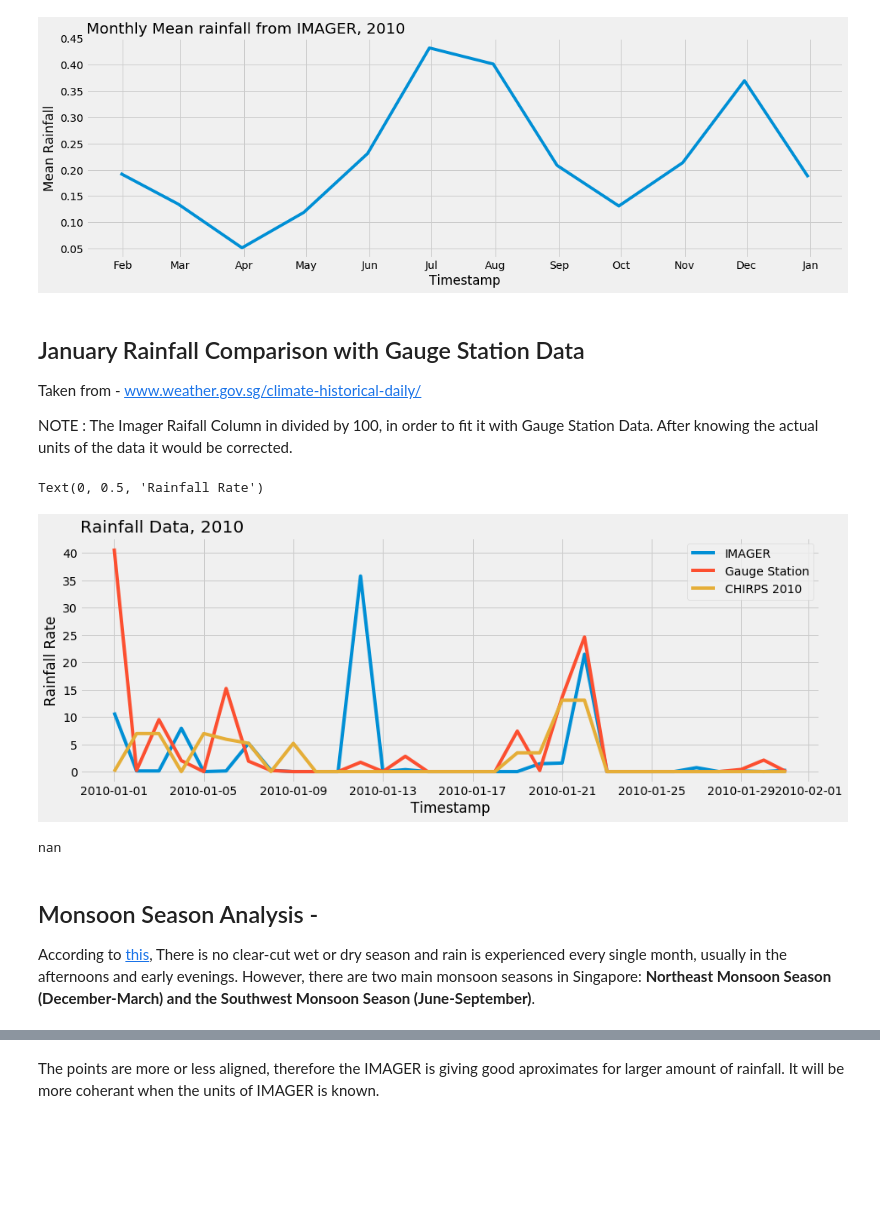
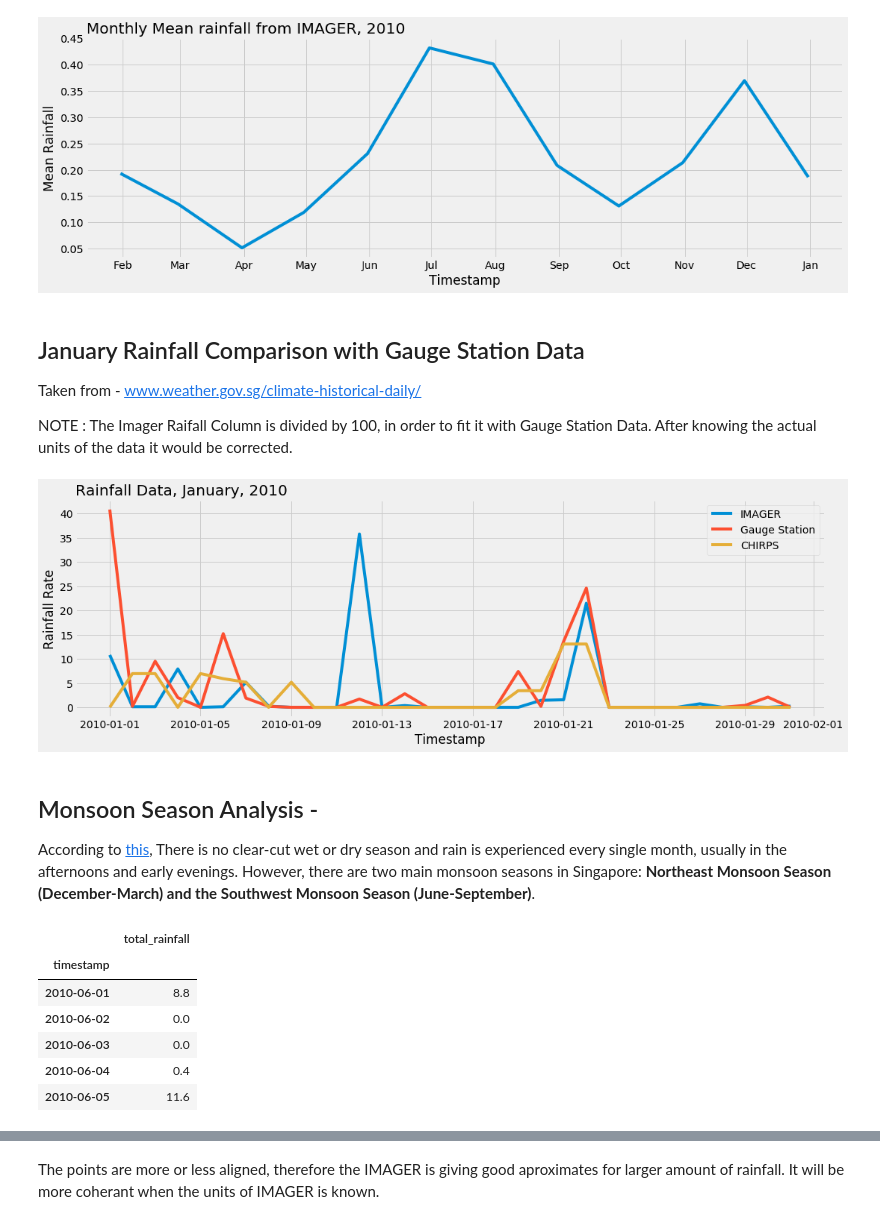
Before and after one commit to dsaharia/PRAT-Rainfall, a Jupyter notebook: imager-rainfall/Singapore.ipynb, the cells around one changed output, grey strips where cells are left out. Drawn from its saved outputs; the diff is of its cells as text; code cells hidden in the pictures; blank space fills up the shorter version.

Commit message:
var names changed, manipulation and plotting separated

```diff
--- a/imager-rainfall/Singapore.ipynb
+++ b/imager-rainfall/Singapore.ipynb
@@ -65,18 +69,18 @@ gauge_station_df.set_index('timestamp')
 ### Parsing the CHIRPS dataset for JANUARY 2010
 # %%
 # Dataframe for CHIRPS Dataset
-precip_df = precip_dataset['precip'].sel(time=slice('2010-01-01T00:0','2010-01-31T00:0'), longitude=103.67499, latitude=1.324997).to_dataframe()
-monsoon_precip_df = precip_dataset['precip'].sel(time=slice('2010-06-01T00:0','2010-09-30T00:0'), longitude=103.67499, latitude=1.324997).to_dataframe()
+chirps_df = chirps_dataset['precip'].sel(time=slice('2010-01-01T00:0','2010-01-31T00:0'), longitude=103.67499, latitude=1.324997).to_dataframe()
+monsoon_chirps_df = chirps_dataset['precip'].sel(time=slice('2010-06-01T00:0','2010-09-30T00:0'), longitude=103.67499, latitude=1.324997).to_dataframe()
 # %% [markdown]
 ### Parsing the IMAGER dataset
 # %%
 # Parsing the Dates
-rainfall_df['date']=pd.to_datetime(rainfall_df['day'], unit='D', origin=pd.Timestamp('2009-12-31')) # Using day number to create the date
-rainfall_df['timestamp'] = rainfall_df['date'] + pd.to_timedelta(rainfall_df['hour'].astype('str') + ':' + rainfall_df['minute'].astype('str') + ':00') # append the timedelta in hours and minutes to get the full timestamp
-rainfall_df.set_index('timestamp', inplace=True)
+imager_rainfall_df['date']=pd.to_datetime(imager_rainfall_df['day'], unit='D', origin=pd.Timestamp('2009-12-31')) # Using day number to create the date
+imager_rainfall_df['timestamp'] = imager_rainfall_df['date'] + pd.to_timedelta(imager_rainfall_df['hour'].astype('str') + ':' + imager_rainfall_df['minute'].astype('str') + ':00') # append the timedelta in hours and minutes to get the full timestamp
+imager_rainfall_df.set_index('timestamp', inplace=True)
 # %%
-sampled_df = pd.DataFrame()
-sampled_df = rainfall_df.groupby(pd.Grouper(freq="M")).resample('D').sum() # Groupby MONTH and then taking the total daily sum
-sampled_df.drop(['day', 'hour', 'minute'], axis=1, inplace=True) # Dropped the day, hour, minute columns
-sampled_df = sampled_df.reset_index(level=0, drop=True)
-# display(sampled_df)
+imager_sampled_df = pd.DataFrame()
+imager_sampled_df = imager_rainfall_df.groupby(pd.Grouper(freq="M")).resample('D').sum() # Groupby MONTH and then taking the total daily sum
+imager_sampled_df.drop(['day', 'hour', 'minute'], axis=1, inplace=True) # Dropped the day, hour, minute columns
+imager_sampled_df = imager_sampled_df.reset_index(level=0, drop=True)
+imager_sampled_df.head() # Imager Data after resampling
@@ -117,20 +129,18 @@ ax.xaxis.set_major_formatter(month_fmt)
 ## January Rainfall Comparison with Gauge Station Data
 Taken from - www.weather.gov.sg/climate-historical-daily/
 
-NOTE : The Imager Raifall Column in divided by 100, in order to fit it with Gauge Station Data. After knowing the actual units of the data it would be corrected.
+NOTE : The Imager Raifall Column is divided by 100, in order to fit it with Gauge Station Data. After knowing the actual units of the data it would be corrected.
+# %%
+# Separate Dataframes for January
+imager_jan = imager_sampled_df.loc[imager_sampled_df.index.month == 1]/100
+gauge_jan = gauge_station_df.loc[gauge_station_df.index.month == 1]
 # %%
-plt.plot(sampled_df[sampled_df.index.month == 1]['rainfall_rate']/100, label='IMAGER')
-plt.plot(jan_gauge_df['date'], jan_gauge_df['rainfall'], label='Gauge Station')
-plt.plot(precip_df['precip'], label='CHIRPS 2010')
-plt.title('Rainfall Data, 2010', loc='left')
+plt.plot(imager_jan['rainfall_rate'], label='IMAGER')
+plt.plot(gauge_jan['total_rainfall'], label='Gauge Station')
+plt.plot(chirps_df['precip'], label='CHIRPS')
+plt.title('Rainfall Data, January, 2010', loc='left')
 plt.legend()
 plt.xlabel('Timestamp')
-plt.ylabel('Rainfall Rate')
+plt.ylabel('Rainfall Rate');
 # %% [output]
-Text(0, 0.5, 'Rainfall Rate')
-[figure, old version]
+[figure, new version]
-# %%
-pearson_coeff = (sampled_df[sampled_df.index.month == 1]['rainfall_rate']).corr(jan_gauge_df['rainfall'])
-pearson_coeff
-# %% [output]
-nan
@@ -144,4 +148,17 @@ nan
 ## Monsoon Season Analysis -
 According to [this](https://www.guidemesingapore.com/business-guides/immigration/get-to-know-singapore/weather-and-climate-in-singapore),
 There is no clear-cut wet or dry season and rain is experienced every single month, usually in the afternoons and early evenings. However, there are two main monsoon seasons in Singapore: **Northeast Monsoon Season (December-March) and the Southwest Monsoon Season (June-September)**.
+# %%
+monsoon_imager = imager_sampled_df[(imager_sampled_df.index.month >= 6) & (imager_sampled_df.index.month <= 9)]/100
+monsoon_gauge = gauge_station_df[(gauge_station_df.index.month >= 6) & (gauge_station_df.index.month <= 9)]
+monsoon_gauge = monsoon_gauge.sort_index(axis=0)
+monsoon_gauge.head()
+# %% [output]
+|  | total_rainfall |
+| timestamp |  |
+| 2010-06-01 | 8.8 |
+| 2010-06-02 | 0.0 |
+| 2010-06-03 | 0.0 |
+| 2010-06-04 | 0.4 |
+| 2010-06-05 | 11.6 |
 # %%
```
Also changed, not shown: parts of 11 cells of this notebook.
